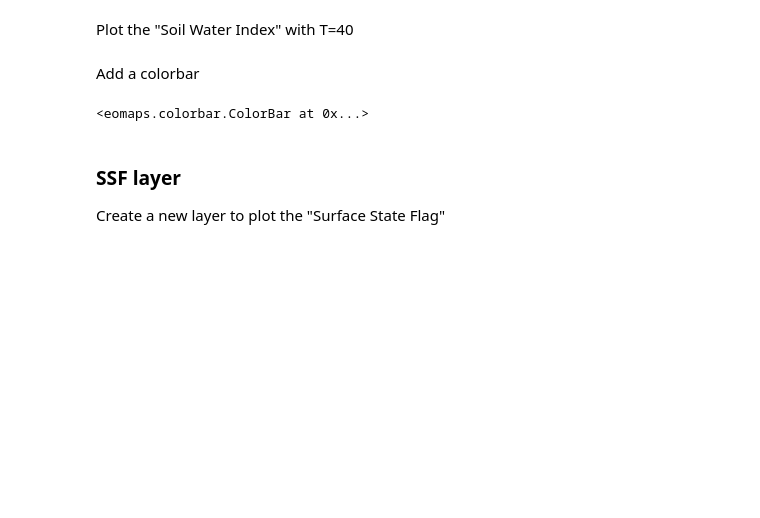
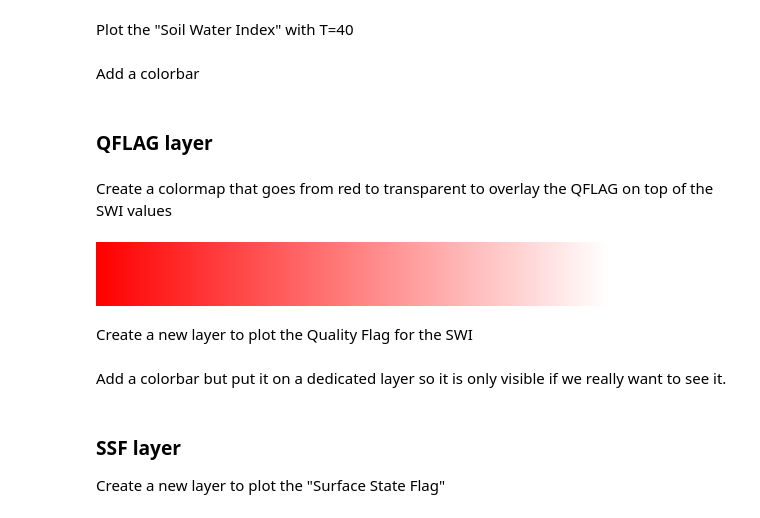
Before and after one commit to raphaelquast/EOmaps_GeoPython2024, a Jupyter notebook: 02 Data Visualization.ipynb, the cells around one changed output. Saved outputs shown, nothing was run; the diff lists cells and outputs as text; code cells hidden in the pictures; blank space fills up the shorter version.

```diff
--- a/02 Data Visualization.ipynb
+++ b/02 Data Visualization.ipynb
@@ -107,6 +115,16 @@ m_swi40.plot_map()
 # %% [markdown]
 Add a colorbar
 # %%
-m_swi40.add_colorbar(hist_bins=50)
+_ = m_swi40.add_colorbar(hist_bins=50, label="Soil Water Index (T=40)")
-# %% [output]
-<eomaps.colorbar.ColorBar at 0x...>
+# %% [markdown]
+### QFLAG layer
+# %% [markdown]
+Create a colormap that goes from red to transparent to overlay the QFLAG on top of the SWI values
+# %%
+from matplotlib.colors import ListedColormap
+cmap = ListedColormap([(1, 0, 0, i/255) for i in range(255, 0, -1)], name="qflag cmap")
+cmap
+# %% [output]
+[figure, added]
+# %% [markdown]
+Create a new layer to plot the Quality Flag for the SWI
@@ -112,0 +136,2 @@ m_swi40.add_colorbar(hist_bins=50)
+# %% [markdown]
+Add a colorbar but put it on a dedicated layer so it is only visible if we really want to see it.
```
Also changed, not shown: parts of 13 cells of this notebook, 4 other files.
